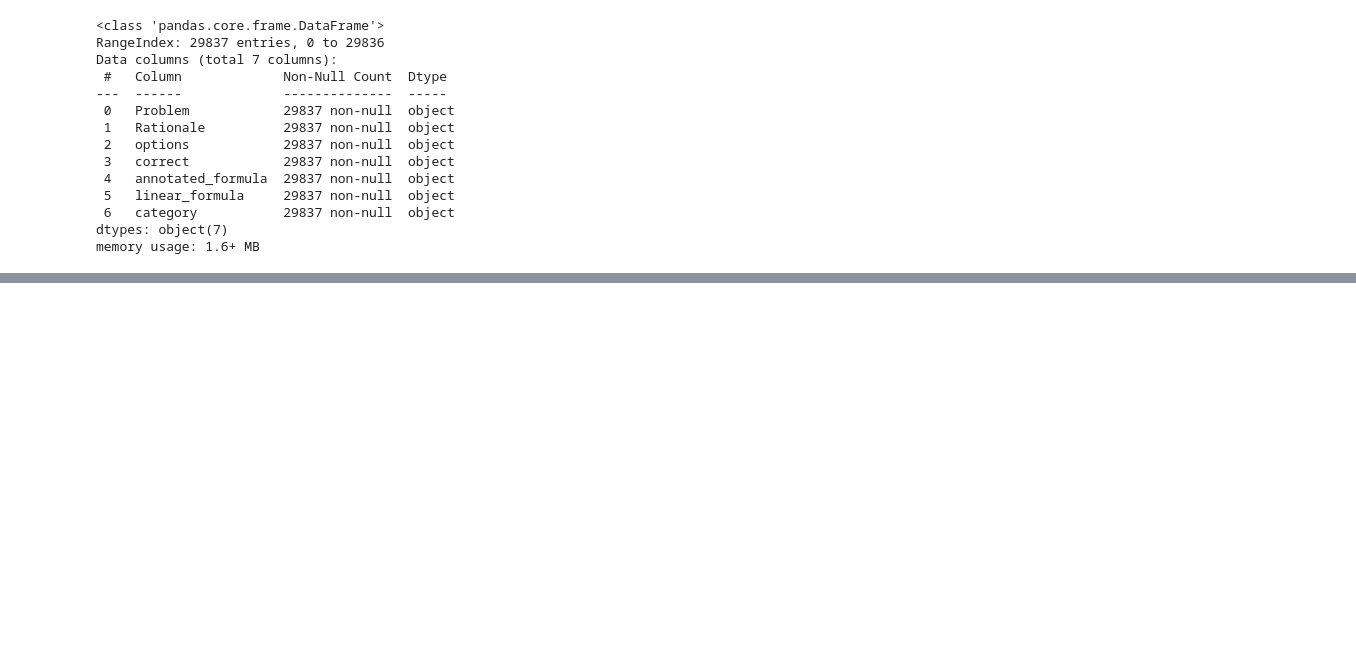
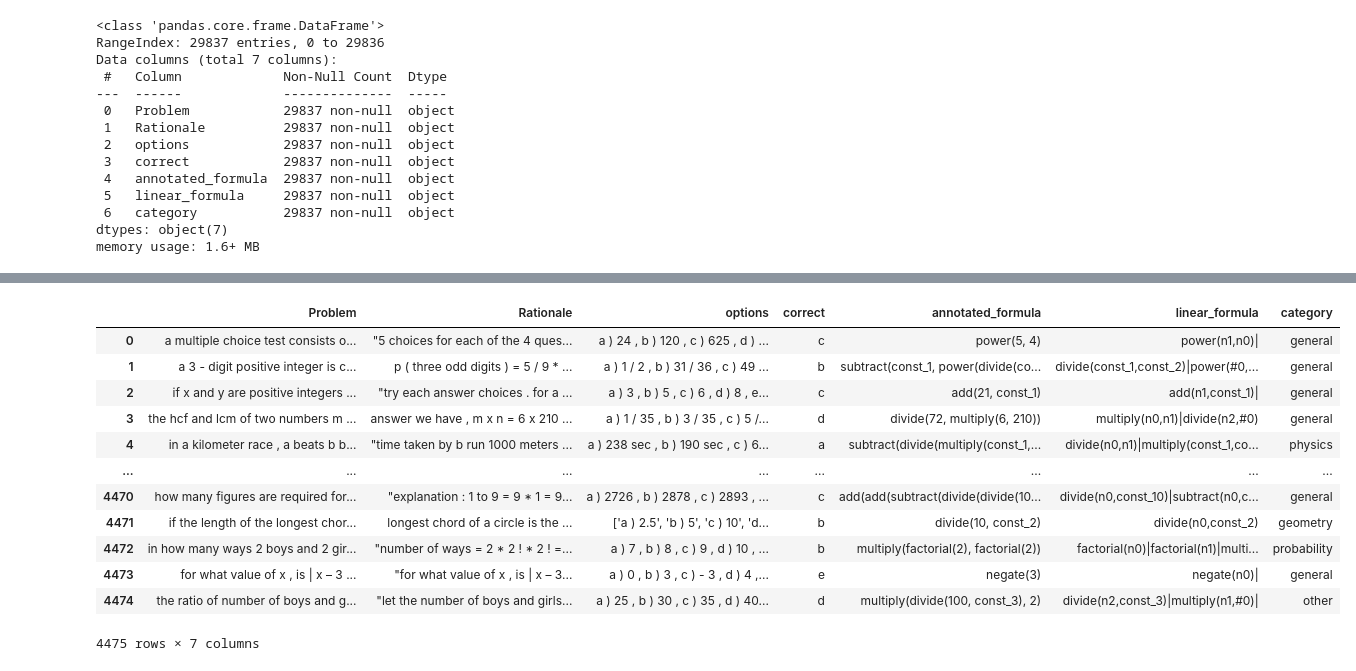
Before and after one commit to jinzzasol/Mathsage, a Jupyter notebook: mathqa.ipynb, the cells around one changed output, grey strips where cells are left out. Drawn from its saved outputs; the diff is of its cells as text; code cells hidden in the pictures; blank space fills up the shorter version.

```diff
--- a/mathqa.ipynb
+++ b/mathqa.ipynb
@@ -71,0 +89,17 @@ memory usage: 1.6+ MB
+# %%
+dev_df = dataframes['dev']
+dev_df
+# %% [output]
+|  | Problem | Rationale | options | correct | annotated_formula | linear_formula | category |
+| 0 | a multiple choice test consists o... | "5 choices for each of the 4 ques... | a ) 24 , b ) 120 , c ) 625 , d ) ... | c | power(5, 4) | power(n1,n0)| | general |
+| 1 | a 3 - digit positive integer is c... | p ( three odd digits ) = 5 / 9 * ... | a ) 1 / 2 , b ) 31 / 36 , c ) 49 ... | b | subtract(const_1, power(divide(co... | divide(const_1,const_2)|power(#0,... | general |
+| 2 | if x and y are positive integers ... | "try each answer choices . for a ... | a ) 3 , b ) 5 , c ) 6 , d ) 8 , e... | c | add(21, const_1) | add(n1,const_1)| | general |
+| 3 | the hcf and lcm of two numbers m ... | answer we have , m x n = 6 x 210 ... | a ) 1 / 35 , b ) 3 / 35 , c ) 5 /... | d | divide(72, multiply(6, 210)) | multiply(n0,n1)|divide(n2,#0) | general |
+| 4 | in a kilometer race , a beats b b... | "time taken by b run 1000 meters ... | a ) 238 sec , b ) 190 sec , c ) 6... | a | subtract(divide(multiply(const_1,... | divide(n0,n1)|multiply(const_1,co... | physics |
+| ... | ... | ... | ... | ... | ... | ... | ... |
+| 4470 | how many figures are required for... | "explanation : 1 to 9 = 9 * 1 = 9... | a ) 2726 , b ) 2878 , c ) 2893 , ... | c | add(add(subtract(divide(divide(10... | divide(n0,const_10)|subtract(n0,c... | general |
+| 4471 | if the length of the longest chor... | longest chord of a circle is the ... | ['a ) 2.5', 'b ) 5', 'c ) 10', 'd... | b | divide(10, const_2) | divide(n0,const_2) | geometry |
+| 4472 | in how many ways 2 boys and 2 gir... | "number of ways = 2 * 2 ! * 2 ! =... | a ) 7 , b ) 8 , c ) 9 , d ) 10 , ... | b | multiply(factorial(2), factorial(2)) | factorial(n0)|factorial(n1)|multi... | probability |
+| 4473 | for what value of x , is | x – 3 ... | "for what value of x , is | x – 3... | a ) 0 , b ) 3 , c ) - 3 , d ) 4 ,... | e | negate(3) | negate(n0)| | general |
+| 4474 | the ratio of number of boys and g... | "let the number of boys and girls... | a ) 25 , b ) 30 , c ) 35 , d ) 40... | d | multiply(divide(100, const_3), 2) | divide(n2,const_3)|multiply(n1,#0)| | other |
+4475 rows × 7 columns
```
Also changed, not shown: parts of 1 cell of this notebook.
